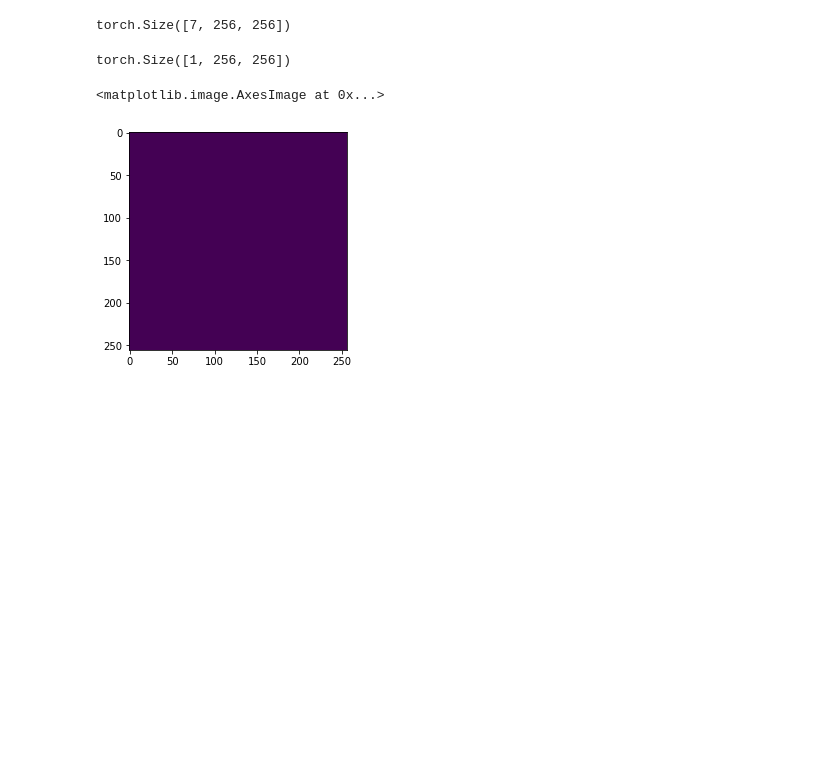
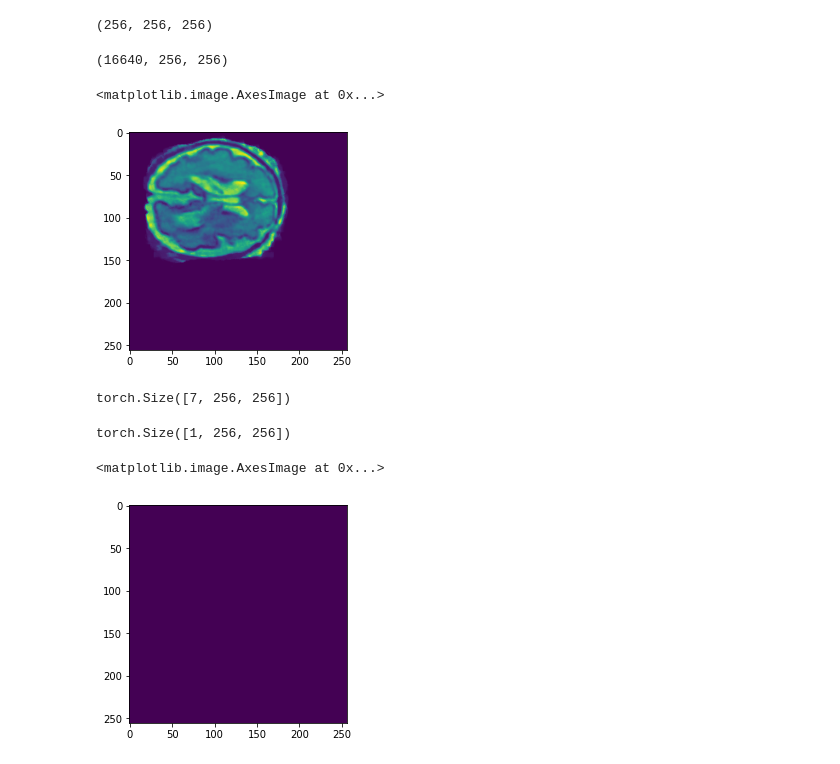
Before and after one commit to maloyan/MedTool, a Jupyter notebook: notebooks/Untitled.ipynb, the cells around one changed output. Saved outputs shown, nothing was run; the diff lists cells and outputs as text; code cells hidden in the pictures; blank space fills up the shorter version.

Commit message:
preload data

```diff
--- a/notebooks/Untitled.ipynb
+++ b/notebooks/Untitled.ipynb
@@ -14 +22,16 @@ with open('../configs/tissue_annotation.json', 'r') as f:
+# %%
+nib.load(train_labels[0]).get_fdata().shape
+# %% [output]
+(256, 256, 256)
+# %%
+tmp = np.array([np.moveaxis(nib.load(i).get_fdata(), -1, 0) for i in train_data])
+# %%
+tmp.reshape(-1, 256, 256).shape
+# %% [output]
+(16640, 256, 256)
+# %%
+plt.imshow(tmp.reshape(-1, 256, 256)[100])
+# %% [output]
+<matplotlib.image.AxesImage at 0x...>
+[figure, added]
 # %%
```
Also changed, not shown: parts of 4 cells of this notebook, 2 other files.
